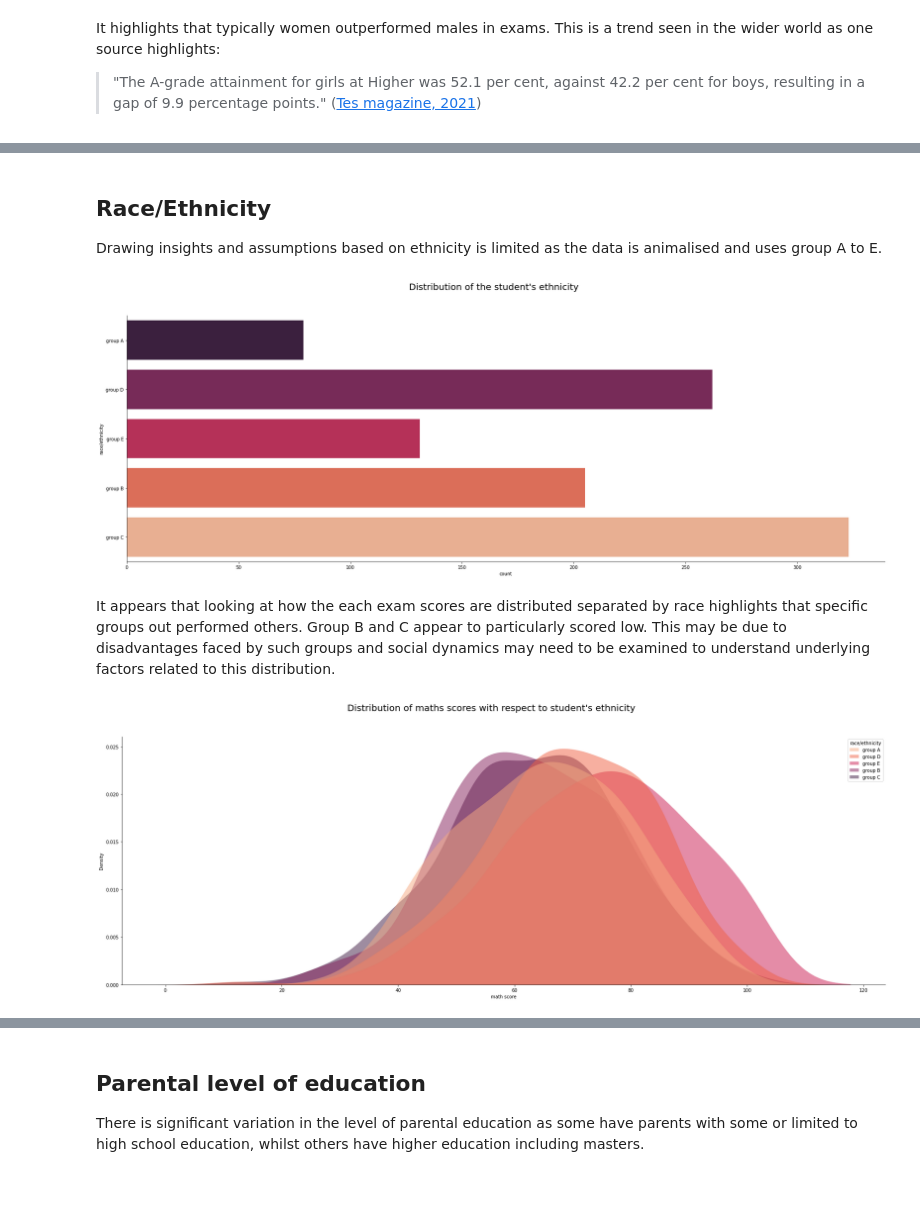
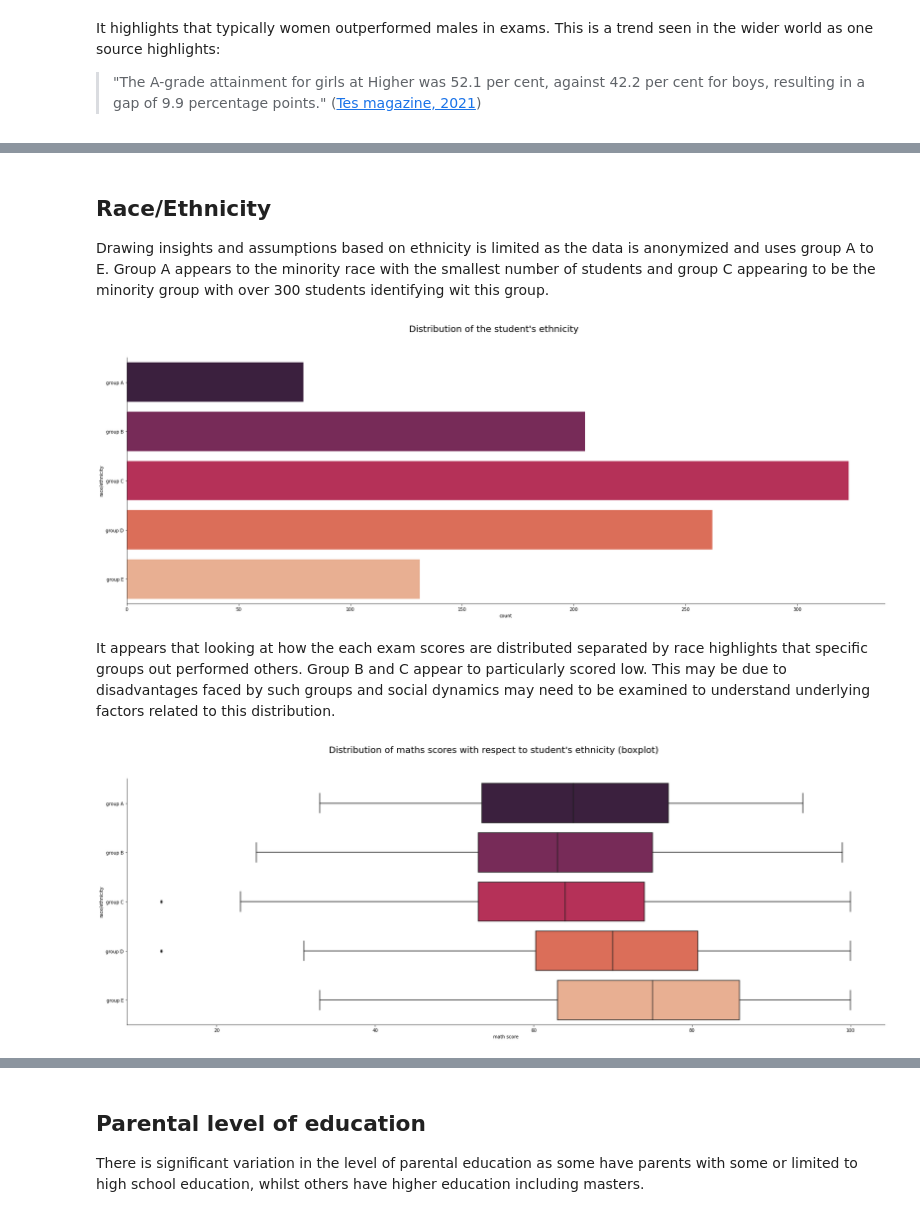
Before and after one commit to Lostinworlds/Anomaly_detection_Exam_Results, a Jupyter notebook: anomaly-detection-exam-results.ipynb, the cells around one changed output, grey strips where cells are left out. Cells and saved outputs as stored; diff of their text form; code cells hidden in the pictures; blank space fills up the shorter version.

```diff
--- a/anomaly-detection-exam-results.ipynb
+++ b/anomaly-detection-exam-results.ipynb
@@ -102,31 +104,30 @@ fig.update_layout(margin=dict(l=0, r=0, b=0, t=0))
 [interactive output not drawn]
 # %% [markdown]
 ## Race/Ethnicity
-Drawing insights and assumptions based on ethnicity is limited as the data is animalised and uses group A to E.
+Drawing insights and assumptions based on ethnicity is limited as the data is anonymized and uses group A to E. Group A appears to the minority race with the smallest number of students and group C appearing to be the minority group with over 300 students identifying wit this group.
+# %%
+race_order = ['group A','group B','group C','group D', 'group E',]
 # %%
 #create graph
 plt.figure(figsize= (30,10))
-sns.countplot(y= "race/ethnicity", data = df, palette = "rocket")
+sns.countplot(y= "race/ethnicity", data = df, palette = "rocket", order = race_order)
 
 sns.despine(top = True, right = True, left = False, bottom = False)
 plt.suptitle("Distribution of the student's ethnicity", fontsize = 20)
 
 plt.show()
 # %% [output]
-[figure, old version]
+[figure, new version]
 # %% [markdown]
 It appears that looking at how the each exam scores are distributed separated by race highlights that specific groups out performed others. Group B and C appear to particularly scored low. This may be due to disadvantages faced by such groups and social dynamics may need to be examined to understand underlying factors related to this distribution.
 # %%
-
-#create graph
 plt.figure(figsize= (30,10))
-sns.kdeplot(x ="math score", data = df, hue ="race/ethnicity",  fill=True, common_norm=False,palette = "rocket_r",
-   alpha=.5, linewidth=0,)
+sns.boxplot( x ="math score", data = df, y = "race/ethnicity", palette = "rocket", order = race_order)
 
 sns.despine(top = True, right = True, left = False, bottom = False)
-plt.suptitle("Distribution of maths scores with respect to student's ethnicity", fontsize = 20)
+plt.suptitle("Distribution of maths scores with respect to student's ethnicity (boxplot)", fontsize = 20)
 
 plt.show()
 # %% [output]
-[figure, old version]
+[figure, new version]
 # %%
```
Also changed, not shown: parts of 18 cells of this notebook.
